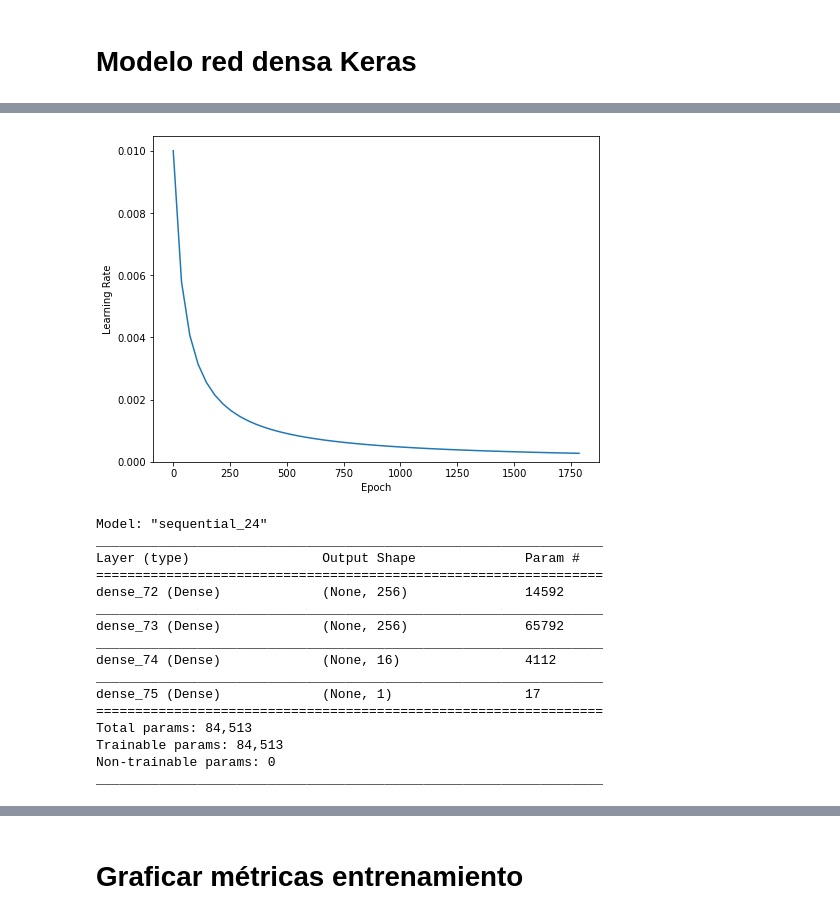
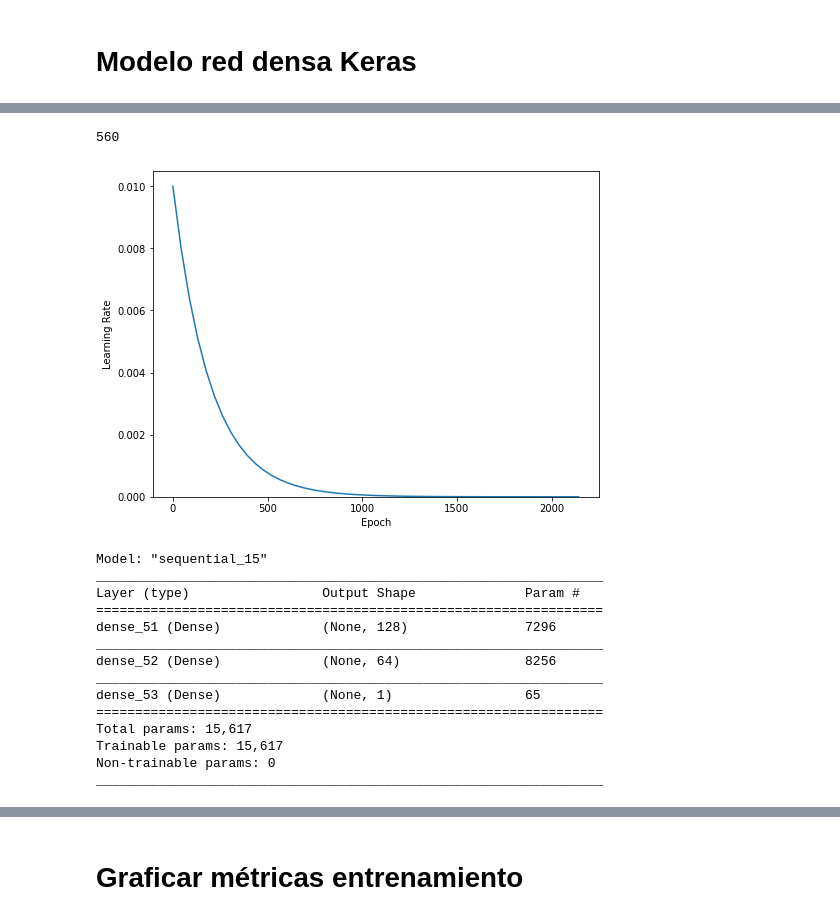
Before and after one commit to arielfaur/fmap-propiedades-kaggle, a Jupyter notebook: keras.ipynb, the cells around one changed output, grey strips where cells are left out. Drawn from its saved outputs; the diff is of its cells as text; code cells hidden in the pictures.

Commit message:
Modelo con regularización (overfitting)

```diff
--- a/keras.ipynb
+++ b/keras.ipynb
@@ -24,7 +23,8 @@ import numpy as np
 import matplotlib.pyplot as plt
 import seaborn as sns
 # %matplotlib inline
-import math
+import sys
+import os
 
 from urllib.parse import urljoin
 from sklearn.feature_extraction.text import CountVectorizer
@@ -225,5 +225,12 @@ def plot_test_predictions(y_test, y_pred):
     plt.show()
 
 def read_rds(filename):
-    result = pyreadr.read_r(filename)
-    return result[None]
+  from urllib.request import urlopen
+
+  response = urlopen(filename)
+  content = response.read()
+  fhandle = open('data', 'wb')
+  fhandle.write(content)
+  fhandle.close()
+  result = pyreadr.read_r('data')
+  return result[None]
@@ -308,59 +364,65 @@ STEPS_PER_EPOCH = X_train.shape[0]//BATCH_SIZE
 
 initial_learning_rate = 0.01
 
-lr_schedule = tf.keras.optimizers.schedules.InverseTimeDecay(
-  initial_learning_rate,
-  decay_steps=STEPS_PER_EPOCH*50,
-  decay_rate=1,
-  staircase=False)
+# lr_schedule = tf.keras.optimizers.schedules.InverseTimeDecay(
+#   initial_learning_rate,
+#   decay_steps=STEPS_PER_EPOCH*100,
+#   decay_rate=1,
+#   staircase=False)
 
 
 # lr_schedule = tf.keras.optimizers.schedules.ExponentialDecay(
 #     initial_learning_rate,
-#     decay_steps=15000,
+#     decay_steps=1400,
 #     decay_rate=0.95,
 #     staircase=False)
 
 # tfa.optimizers.AdamW(learning_rate=0.01, weight_decay=1e-4)
-optimizer = tf.keras.optimizers.Adam(learning_rate=lr_schedule)
+optimizer = tf.keras.optimizers.Adam(learning_rate=initial_learning_rate)
+initializer = tf.keras.initializers.he_uniform()
 
-initializer = tf.keras.initializers.he_uniform()
+print(STEPS_PER_EPOCH)
+# %% [output]
+560
 # %%
-step = np.linspace(0,1000000)
+step = np.linspace(0,300000)
 lr = lr_schedule(step)
 plt.figure(figsize = (8,6))
 plt.plot(step/STEPS_PER_EPOCH, lr)
 plt.ylim([0,max(plt.ylim())])
 plt.xlabel('Epoch')
 _ = plt.ylabel('Learning Rate')
 # %% [output]
-[figure, old version]
+[figure, new version]
 # %%
-model = keras.Sequential()
-model.add(layers.Dense(256, activation='relu', kernel_initializer=initializer, kernel_regularizer=tf.keras.regularizers.l2(0.001), input_dim=X_train.shape[1]))
-# model.add(layers.Dropout(rate=.2))
-model.add(layers.Dense(256, activation='relu', kernel_initializer=initializer, kernel_regularizer=tf.keras.regularizers.l2(0.001)))
-# model.add(layers.Dropout(rate=.2))
-model.add(layers.Dense(16, activation='relu', kernel_initializer=initializer, kernel_regularizer=tf.keras.regularizers.l2(0.001)))
-model.add(layers.Dense(1))
-model.compile(loss='mean_squared_error', optimizer=optimizer, metrics=[tf.keras.metrics.RootMeanSquaredError()])
+with strategy.scope():
+  model = keras.Sequential()
+  model.add(layers.Dense(128, activation='relu', kernel_initializer=initializer, kernel_regularizer=tf.keras.regularizers.l2(0.001), input_dim=X_train.shape[1]))
+  # model.add(layers.Dropout(rate=.1))
+  model.add(layers.Dense(64, activation='relu', kernel_initializer=initializer, kernel_regularizer=tf.keras.regularizers.l2(0.001)))
+  # model.add(layers.Dropout(rate=.1))
+  # model.add(layers.Dense(64, activation='relu', kernel_initializer=initializer, kernel_regularizer=tf.keras.regularizers.l2(0.001)))
+  # model.add(layers.Dropout(rate=.1))
+  model.add(layers.Dense(1))
+  model.compile(loss='mean_squared_error',
+                optimizer=optimizer,
+                experimental_steps_per_execution = 50,  # Anything between 2 and `steps_per_epoch` could help here.
+                metrics=[tf.keras.metrics.RootMeanSquaredError()])
 
 model.summary()
 # %% [output]
-Model: "sequential_24"
+Model: "sequential_15"
 _________________________________________________________________
 Layer (type)                 Output Shape              Param #
 =================================================================
-dense_72 (Dense)             (None, 256)               14592
+dense_51 (Dense)             (None, 128)               7296
 _________________________________________________________________
-dense_73 (Dense)             (None, 256)               65792
+dense_52 (Dense)             (None, 64)                8256
 _________________________________________________________________
-dense_74 (Dense)             (None, 16)                4112
-_________________________________________________________________
-dense_75 (Dense)             (None, 1)                 17
+dense_53 (Dense)             (None, 1)                 65
 =================================================================
-Total params: 84,513
-Trainable params: 84,513
+Total params: 15,617
+Trainable params: 15,617
 Non-trainable params: 0
 _________________________________________________________________
 # %%
```
Also changed, not shown: parts of 13 cells of this notebook.
